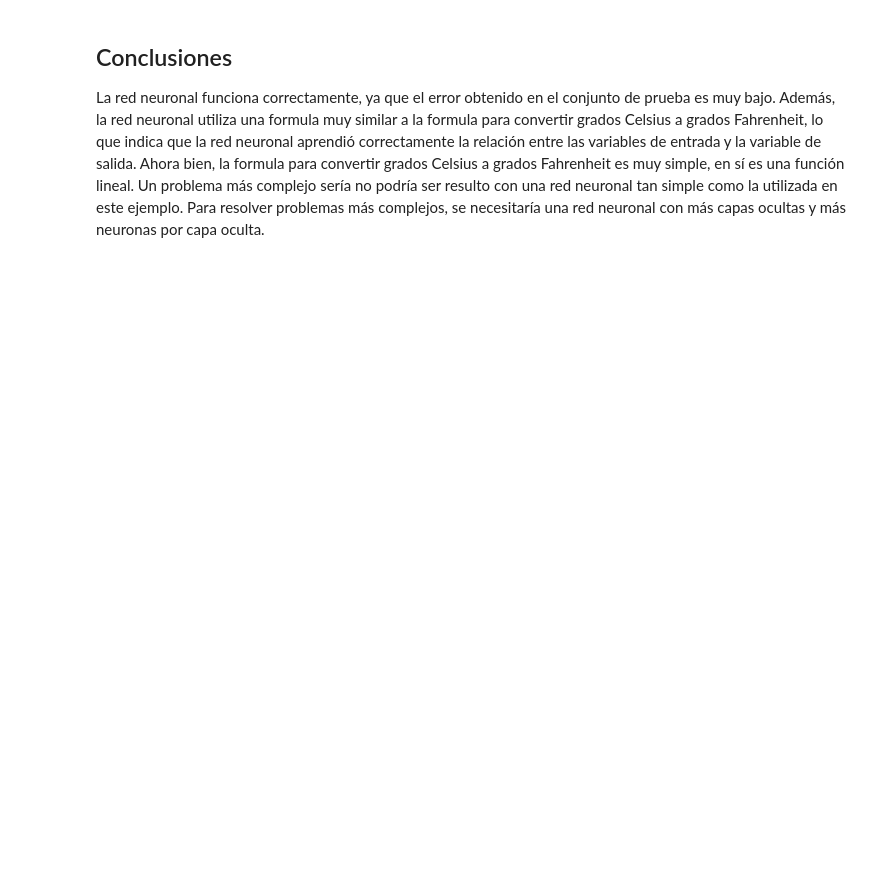
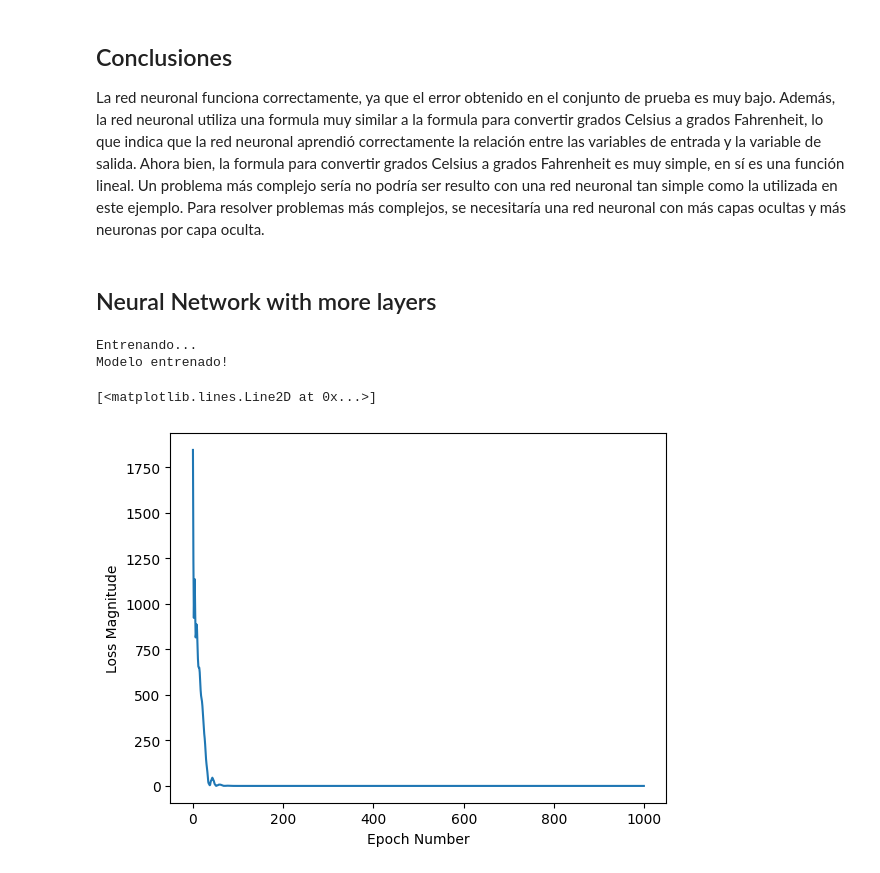
Before and after one commit to HikkizZ/NeuralNetworkCF, a Jupyter notebook: NeuralNetwork.ipynb, the cells around one changed output. Cells and saved outputs as stored; diff of their text form; code cells hidden in the pictures; blank space fills up the shorter version.

Commit message:
Se agrega una red neuroanl más compleja, con dos capas ocultas que cuentan con 3 neuronas cada una
Se busca mostrar una comparación entre ambas

```diff
--- a/NeuralNetwork.ipynb
+++ b/NeuralNetwork.ipynb
@@ -107,3 +111,42 @@ Tambien podemos ver que la formula utilizada por la red neuronal es bastante sim
 
 La red neuronal funciona correctamente, ya que el error obtenido en el conjunto de prueba es muy bajo. Además, la red neuronal utiliza una formula muy similar a la formula para convertir grados Celsius a grados Fahrenheit, lo que indica que la red neuronal aprendió correctamente la relación entre las variables de entrada y la variable de salida.
 Ahora bien, la formula para convertir grados Celsius a grados Fahrenheit es muy simple, en sí es una función lineal. Un problema más complejo sería no podría ser resulto con una red neuronal tan simple como la utilizada en este ejemplo. Para resolver problemas más complejos, se necesitaría una red neuronal con más capas ocultas y más neuronas por capa oculta.
+# %% [markdown]
+## Neural Network with more layers
+# %%
+# Creamos nuevas capas para el modelo
+
+#? Capas ocultas. Son capas que no son de entrada ni de salida.
+hlayer1 = tf.keras.layers.Dense(units=3, input_shape=[1])
+hlayer2 = tf.keras.layers.Dense(units=3)
+
+#? Capa de salida.
+olayer = tf.keras.layers.Dense(units=1)
+
+#? Modelo de tipo secuencial. Es una pila lineal de capas.
+model2 = tf.keras.Sequential([hlayer1, hlayer2, olayer])
+# %%
+# Configuración el modelo para el entrenamiento.
+model2.compile(
+    #? Función de pérdida. Mide qué tan lejos está la salida del modelo de la salida deseada.
+    loss='mean_squared_error', #¡ Poca cantidad de errores grandes es peor que una gran cantidad de errores pequeños.
+    #? Optimizador. Es cómo el modelo se actualiza en función de los datos que ve y su función de pérdida.
+    optimizer=tf.keras.optimizers.Adam(0.1) #¡ 0.1 es el tamaño del paso.
+)
+# %%
+# Entrenamiento del modelo.
+print('Entrenando...')
+#? fit() es el método que realiza el entrenamiento.
+historym2 = model2.fit(celsius, fahrenheit, epochs=1000, verbose=False) #¡ epochs es la cantidad de veces que el modelo verá el mismo dato.
+print('Modelo entrenado!')
+# %% [output]
+Entrenando...
+Modelo entrenado!
+# %%
+# Graficar el error
+plt.xlabel('Epoch Number')
+plt.ylabel("Loss Magnitude")
+plt.plot(historym2.history['loss'])
+# %% [output]
+[<matplotlib.lines.Line2D at 0x...>]
+[figure, added]
```
Also changed, not shown: parts of 12 cells of this notebook.
